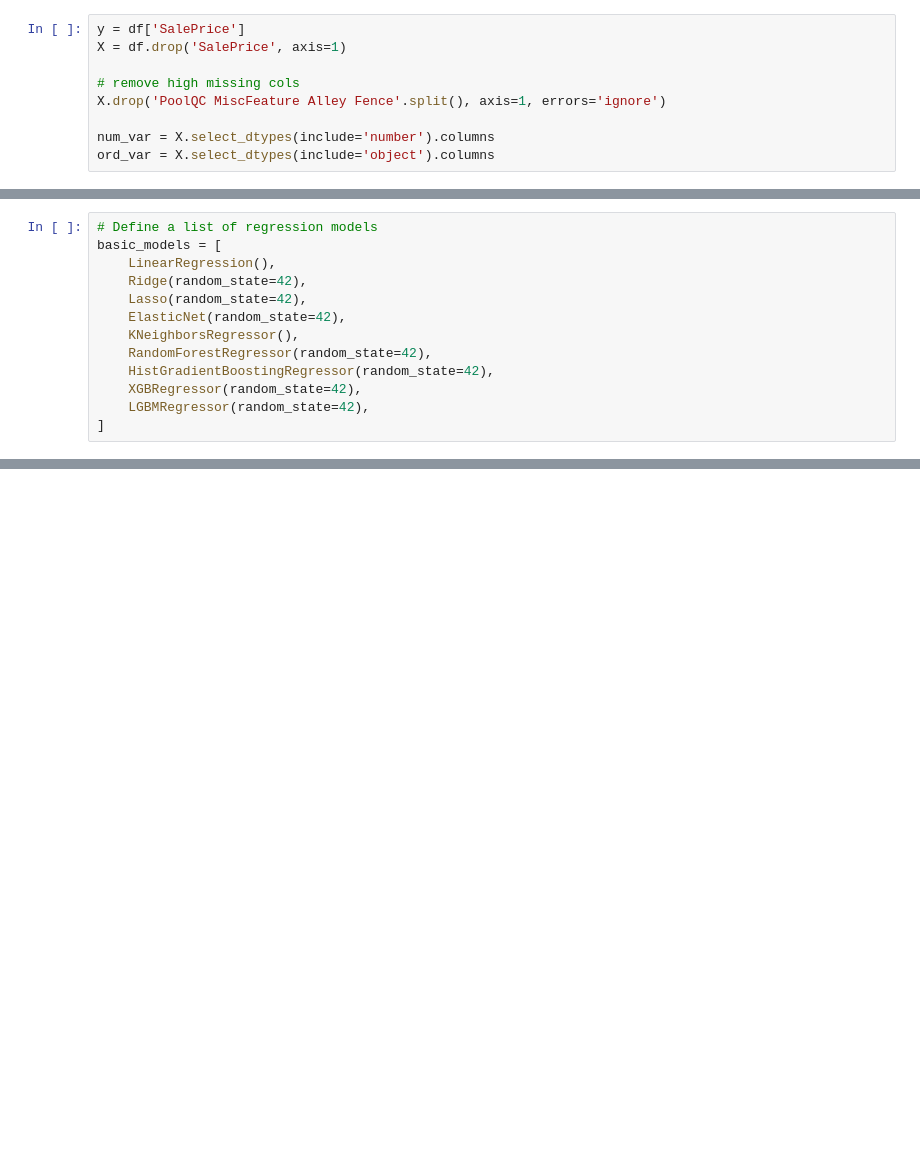
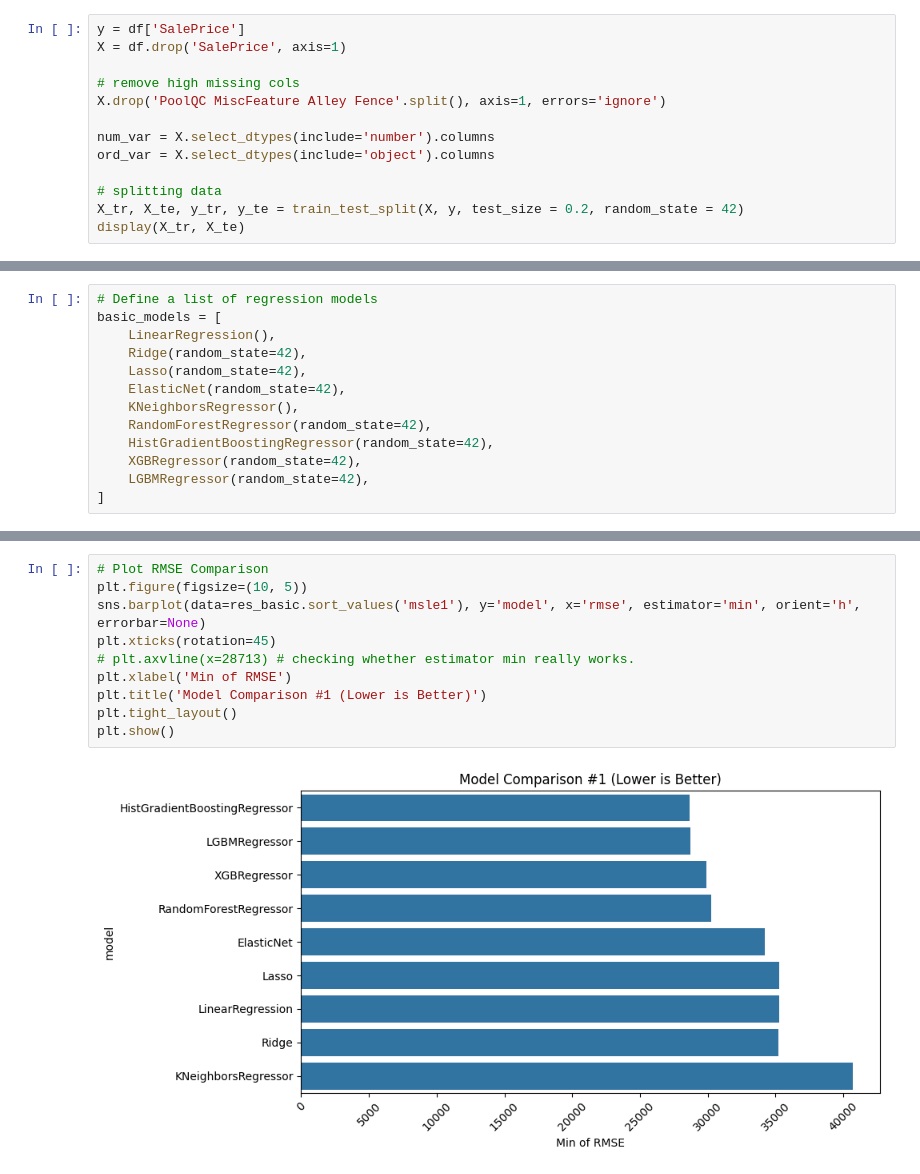
Before and after one commit to irdazh/house-price-prediction, a Jupyter notebook: notebooks/02_modeling_basic.ipynb, the cells around one changed output, grey strips where cells are left out. Cells and saved outputs as stored; diff of their text form; blank space fills up the shorter version.

```diff
--- a/notebooks/02_modeling_basic.ipynb
+++ b/notebooks/02_modeling_basic.ipynb
@@ -59,3 +64,7 @@ X.drop('PoolQC MiscFeature Alley Fence'.split(), axis=1, errors='ignore')
 
 num_var = X.select_dtypes(include='number').columns
 ord_var = X.select_dtypes(include='object').columns
+
+# splitting data
+X_tr, X_te, y_tr, y_te = train_test_split(X, y, test_size = 0.2, random_state = 42)
+display(X_tr, X_te)
@@ -253,0 +290,12 @@ display(res_basic.sort_values('msle1', ascending=True),
+# %%
+# Plot RMSE Comparison
+plt.figure(figsize=(10, 5))
+sns.barplot(data=res_basic.sort_values('msle1'), y='model', x='rmse', estimator='min', orient='h', errorbar=None)
+plt.xticks(rotation=45)
+# plt.axvline(x=28713) # checking whether estimator min really works.
+plt.xlabel('Min of RMSE')
+plt.title('Model Comparison #1 (Lower is Better)')
+plt.tight_layout()
+plt.show()
+# %% [output]
+[figure, added]
```
Also changed, not shown: parts of 22 cells of this notebook, 10 other files.
